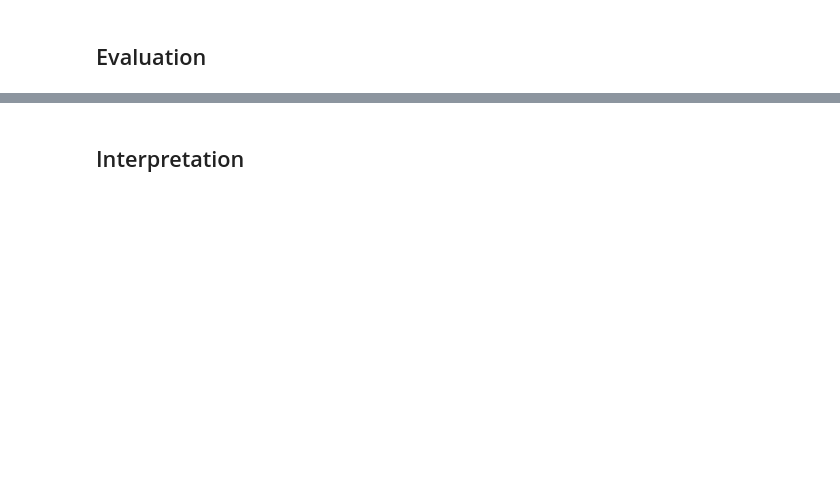
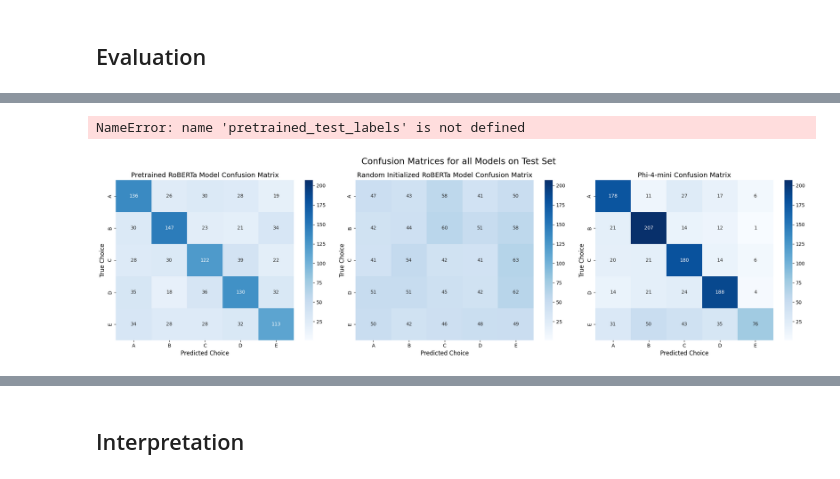
Before and after one commit to Davee02/HSLU.NLP, a Jupyter notebook: course_projects/project_2/project_2.ipynb, the cells around one changed output, grey strips where cells are left out. Saved outputs shown, nothing was run; the diff lists cells and outputs as text; code cells hidden in the pictures; blank space fills up the shorter version.

Commit message:
error analysis for project 2

```diff
--- a/course_projects/project_2/project_2.ipynb
+++ b/course_projects/project_2/project_2.ipynb
@@ -1097,0 +1024,3 @@ wandb: WARNING Fatal error while uploading data. Some run data will not be synce
+# %%
+pretrained_roberta_model = RobertaMultipleChoiceModel.load_from_checkpoint(pretrained_roberta_best_checkpoint, roberta_model=pretrained_distilroberta)
+pretrained_roberta_trainer = create_trainer(max_epochs=50, callbacks=None, logger=False) # create dummy trainer to allow later evaluation
@@ -1178,2 +1217,15 @@ random_test_preds = random_initialized_roberta_model.test_y_pred
 # %%
-phi_accuracy, phi_test_labels, phi_test_preds, phi_raw_answers = phi_prompt_engineering.evaluate(phi_prompt_test, log_wandb=False)
+if phi_test_results_artifact is None:
+  with wandb.init(entity="dhodel-hslu-nlp", project="hslu-fs25-nlp-qa-transformers", id=existing_llm_run_id, resume="must") as resumed_llm_run:
+    phi_test_accuracy, phi_test_labels, phi_test_preds, phi_test_raw_answers = phi_prompt_engineering.evaluate(phi_prompt_test, log_wandb=False)
+
+    resumed_llm_run.log_artifact(wandb.Artifact(
+      name=f"{llm_run.id}-test-results",
+      type="results",
+      metadata={
+          "accuracy": phi_test_accuracy,
+          "raw_answers": phi_test_raw_answers,
+          "y_true": phi_test_labels,
+          "y_pred": phi_test_preds
+      }
+    ))
@@ -1180,4 +1245,10 @@ phi_accuracy, phi_test_labels, phi_test_preds, phi_raw_answers = phi_prompt_engi
+# %%
+assert len(pretrained_test_labels) == len(pretrained_test_preds) == len(random_test_labels) == len(random_test_preds) == len(phi_test_labels) == len(phi_test_preds), "All test label and prediction arrays should have the same length"
+# %% [output]
+NameError: name 'pretrained_test_labels' is not defined
 # %%
+os.makedirs("graphics", exist_ok=True)
+
 label_mapping = {i: chr(65 + i) for i in range(5)}  # 0->A, 1->B, etc.
 label_names = list(label_mapping.values())
 
@@ -1190,56 +1261,33 @@ global_vmin = min(pretrained_cm.min(), random_cm.min(), phi_cm.min())
 global_vmax = max(pretrained_cm.max(), random_cm.max(), phi_cm.max())
 
 # Create a figure with three subplots
 fig, (ax1, ax2, ax3) = plt.subplots(1, 3, figsize=(21, 6))
 
 # Plot confusion matrices
 sns.heatmap(pretrained_cm, annot=True, fmt="d", cmap="Blues",
             xticklabels=label_names, yticklabels=label_names,
             ax=ax1, vmin=global_vmin, vmax=global_vmax)
 ax1.set_title("Pretrained RoBERTa Model Confusion Matrix", fontsize=14)
 ax1.set_xlabel("Predicted Choice", fontsize=12)
 ax1.set_ylabel("True Choice", fontsize=12)
 
 sns.heatmap(random_cm, annot=True, fmt="d", cmap="Blues",
             xticklabels=label_names, yticklabels=label_names,
             ax=ax2, vmin=global_vmin, vmax=global_vmax)
 ax2.set_title("Random Initialized RoBERTa Model Confusion Matrix", fontsize=14)
 ax2.set_xlabel("Predicted Choice", fontsize=12)
 ax2.set_ylabel("True Choice", fontsize=12)
 
 sns.heatmap(phi_cm, annot=True, fmt="d", cmap="Blues",
             xticklabels=label_names, yticklabels=label_names,
             ax=ax3, vmin=global_vmin, vmax=global_vmax)
 ax3.set_title("Phi-4-mini Confusion Matrix", fontsize=14)
 ax3.set_xlabel("Predicted Choice", fontsize=12)
 ax3.set_ylabel("True Choice", fontsize=12)
 
+fig.suptitle("Confusion Matrices for all Models on Test Set", fontsize=18)
 plt.tight_layout()
 plt.savefig("graphics/confusion_matrices_all_models.svg", bbox_inches="tight")
 plt.show()
-
-# Create a bar chart to compare model performance
-model_names = ['Pretrained RoBERTa', 'Random Initialized RoBERTa', 'Phi-4-mini']
-accuracies = [
-    pretrained_test_results[0]['test_acc'],
-    random_test_results[0]['test_acc'],
-    phi_accuracy
-]
-
-plt.figure(figsize=(10, 6))
-bars = plt.bar(model_names, accuracies, color=['#1f77b4', '#ff7f0e', '#2ca02c'])
-plt.ylim(0, 1.0)
-plt.ylabel('Accuracy', fontsize=12)
-plt.title('Model Performance Comparison', fontsize=14)
-plt.xticks(rotation=15, ha='right')
-
-# Add the accuracy values on top of the bars
-for bar, acc in zip(bars, accuracies):
-    plt.text(bar.get_x() + bar.get_width()/2.,
-             bar.get_height() + 0.01,
-             f'{acc:.4f}',
-             ha='center')
-
-plt.tight_layout()
-plt.savefig('graphics/model_comparison.svg', bbox_inches='tight')
-plt.show()
+# %% [output]
+[figure, added]
```
Also changed, not shown: parts of 55 cells of this notebook, 11 other files.
